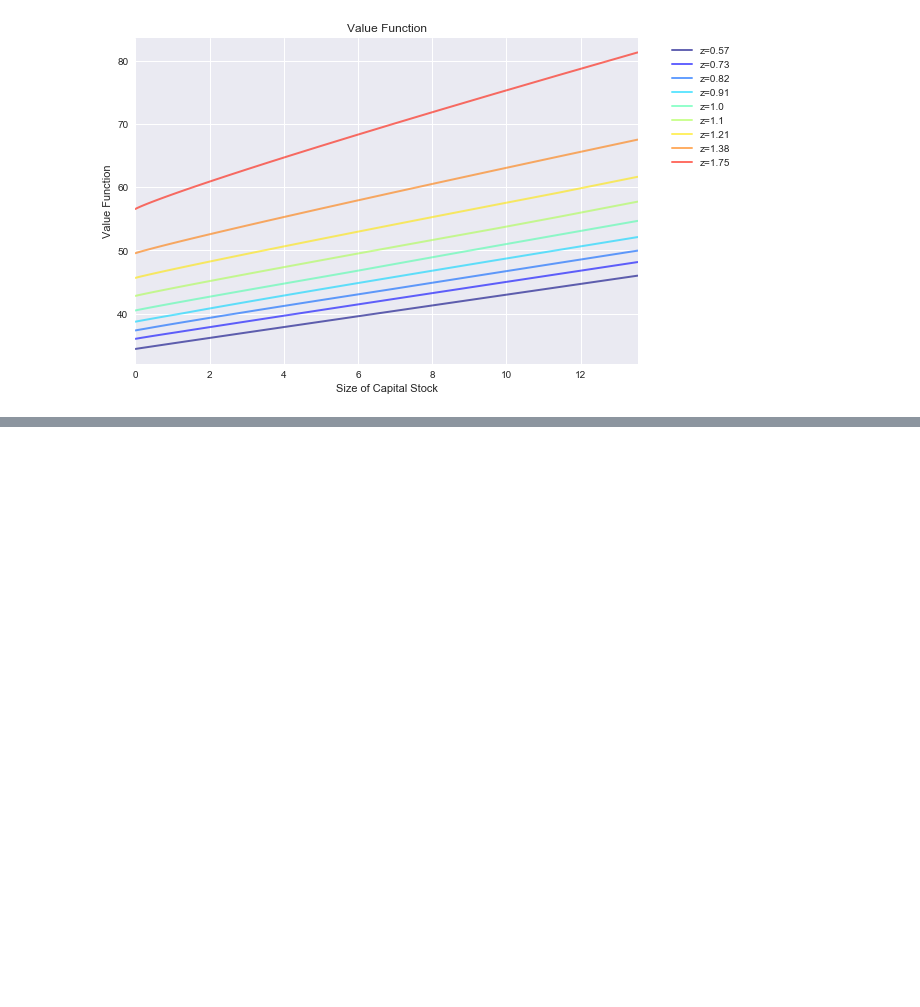
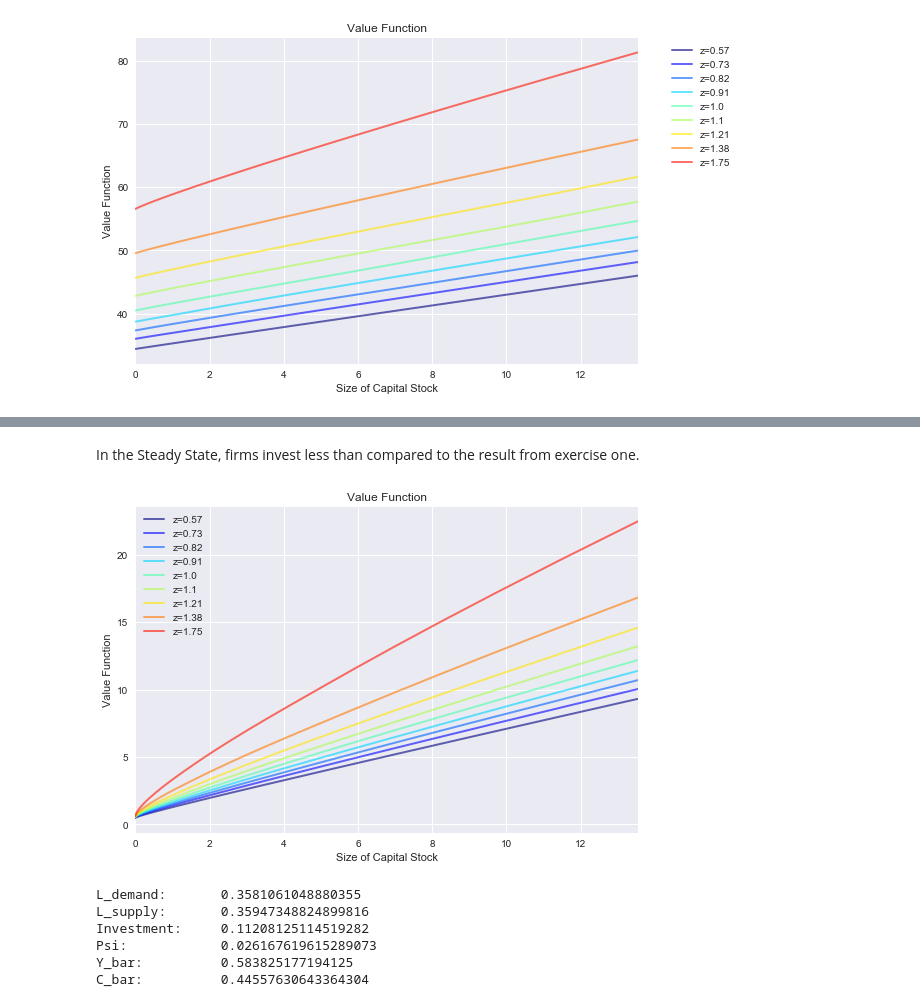
Before and after one commit to maxcd/OSM_BootCampExercises, a Jupyter notebook: Econ/Wk3_FirmDyn/Notebooks/StochasticFirmVFI.ipynb, the cells around one changed output, grey strips where cells are left out. Saved outputs shown, nothing was run; the diff lists cells and outputs as text; code cells hidden in the pictures; blank space fills up the shorter version.

```diff
--- a/Econ/Wk3_FirmDyn/Notebooks/StochasticFirmVFI.ipynb
+++ b/Econ/Wk3_FirmDyn/Notebooks/StochasticFirmVFI.ipynb
@@ -371,0 +558,6 @@ array([[ True, False, False, False, False, False, False, False, False],
+# %% [markdown]
+In the Steady State, firms invest less than compared to the result from exercise one.
+# %%
+model.plot_val_funs()
+# %% [output]
+[figure, added]
@@ -371,0 +566,9 @@ array([[ True, False, False, False, False, False, False, False, False],
+# %%
+print('''L_demand:\t{}\nL_supply:\t{}\nInvestment:\t{}\nPsi:\t\t{}\nY_bar:\t\t{}\nC_bar:\t\t{}'''.format(a, b, c, d, e, f))
+# %% [output]
+L_demand:       0.3581061048880355
+L_supply:       0.35947348824899816
+Investment:     0.11208125114519282
+Psi:            0.026167619615289073
+Y_bar:          0.583825177194125
+C_bar:          0.44557630643364304
```
Also changed, not shown: parts of 24 cells of this notebook, 1 other file.
